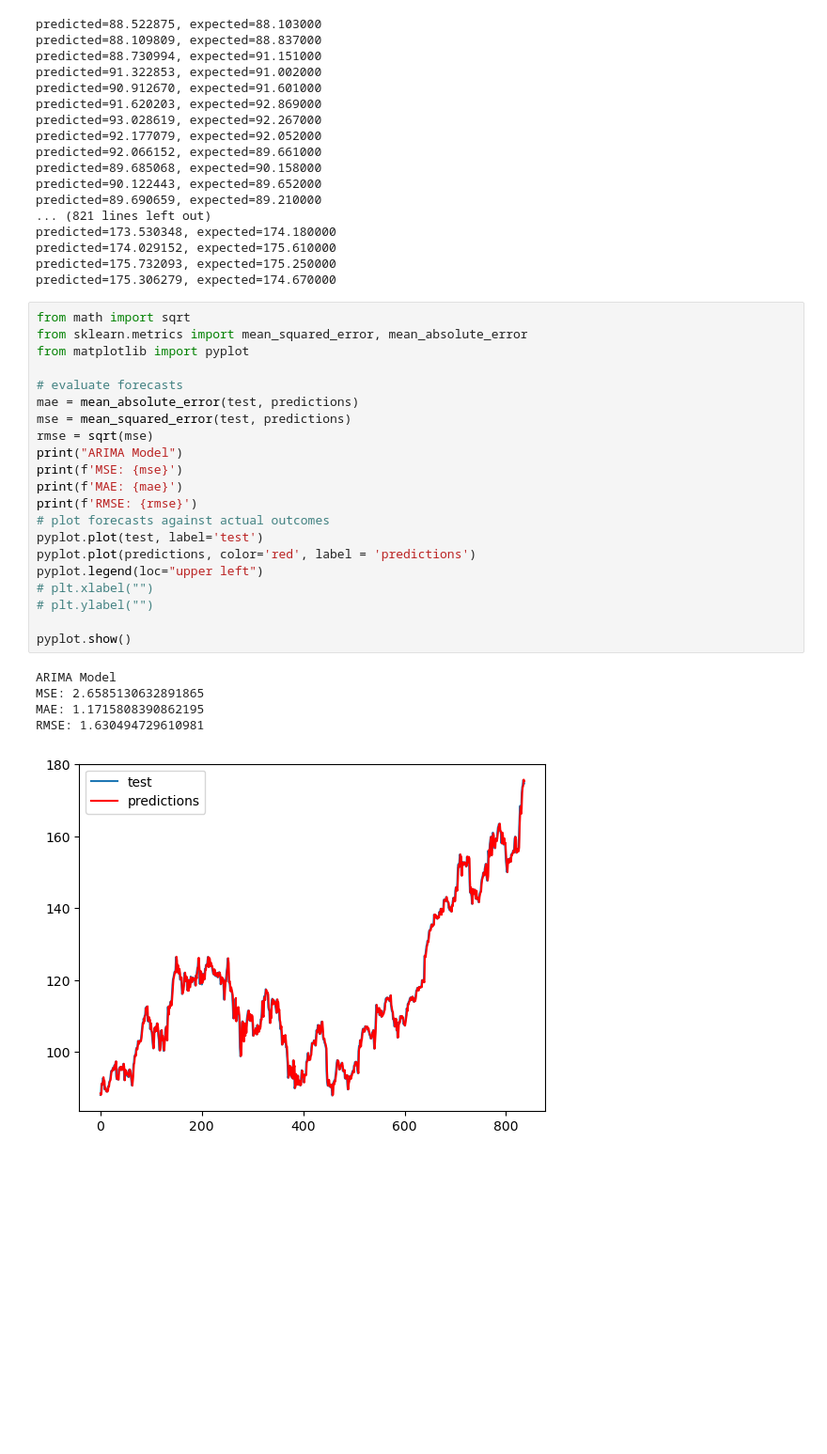
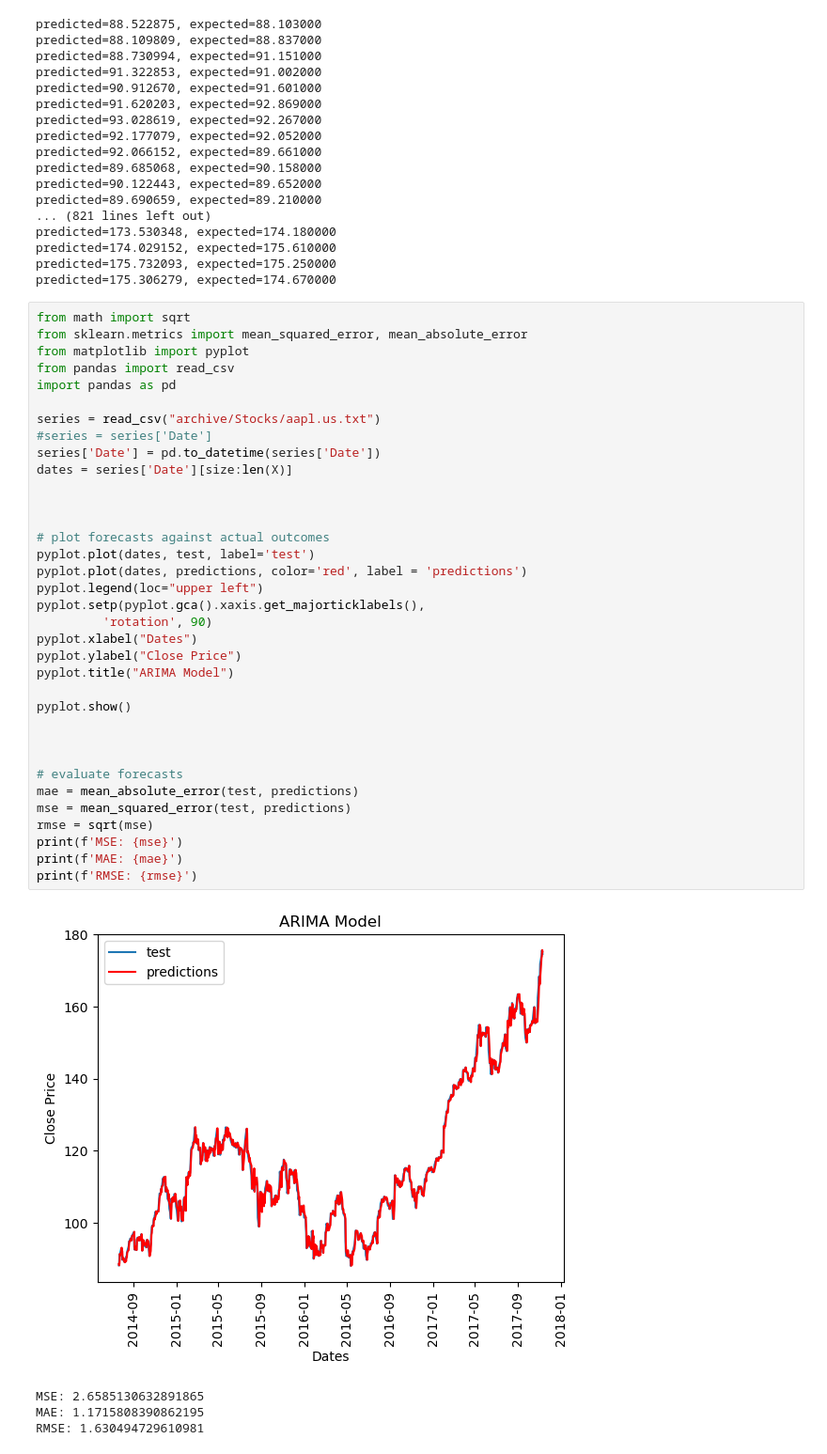
Before and after one commit to OwenKing2/CIS-3715-Final-Project, a Jupyter notebook: ARIMA Model.ipynb, the cells around one changed output. Shown at 94% size. Cells and saved outputs as stored; diff of their text form; blank space fills up the shorter version.

```diff
--- a/ARIMA Model.ipynb
+++ b/ARIMA Model.ipynb
@@ -103,27 +103,40 @@ predicted=175.306279, expected=174.670000
 # %%
 from math import sqrt
 from sklearn.metrics import mean_squared_error, mean_absolute_error
 from matplotlib import pyplot
+from pandas import read_csv
+import pandas as pd
+
+series = read_csv("archive/Stocks/aapl.us.txt")
+#series = series['Date']
+series['Date'] = pd.to_datetime(series['Date'])
+dates = series['Date'][size:len(X)]
+
+
+
+# plot forecasts against actual outcomes
+pyplot.plot(dates, test, label='test')
+pyplot.plot(dates, predictions, color='red', label = 'predictions')
+pyplot.legend(loc="upper left")
+pyplot.setp(pyplot.gca().xaxis.get_majorticklabels(),
+         'rotation', 90)
+pyplot.xlabel("Dates")
+pyplot.ylabel("Close Price")
+pyplot.title("ARIMA Model")
+
+pyplot.show()
+
+
 
 # evaluate forecasts
 mae = mean_absolute_error(test, predictions)
 mse = mean_squared_error(test, predictions)
 rmse = sqrt(mse)
-print("ARIMA Model")
 print(f'MSE: {mse}')
 print(f'MAE: {mae}')
 print(f'RMSE: {rmse}')
-# plot forecasts against actual outcomes
-pyplot.plot(test, label='test')
-pyplot.plot(predictions, color='red', label = 'predictions')
-pyplot.legend(loc="upper left")
-# plt.xlabel("")
-# plt.ylabel("")
-
-pyplot.show()
 # %% [output]
+[figure, new version]
-ARIMA Model
 MSE: 2.6585130632891865
 MAE: 1.1715808390862195
 RMSE: 1.630494729610981
-[figure, old version]
```
Also changed, not shown: parts of 1 cell of this notebook, 2 other files.
